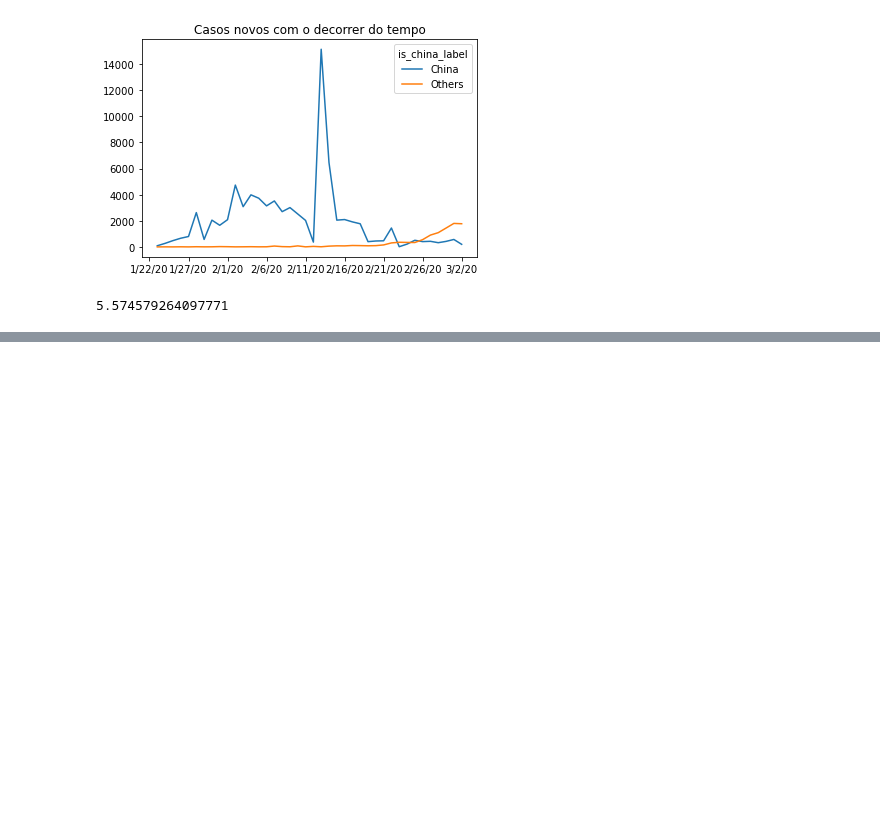
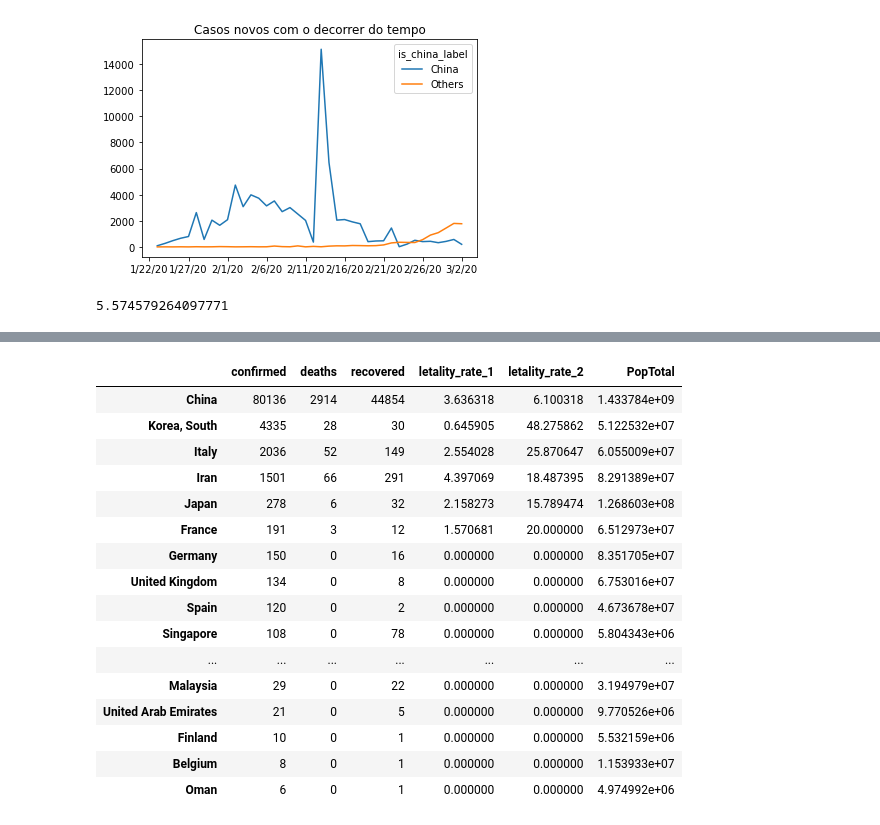
Before and after one commit to yorinori/Alura, a Jupyter notebook: Data_Science-visualizacao_de_dados_para_saude_e_medicina/Data_Science_e_Saude.ipynb, the cells around one changed output, grey strips where cells are left out. Cells and saved outputs as stored; diff of their text form; code cells hidden in the pictures; blank space fills up the shorter version.

```diff
--- a/Data_Science-visualizacao_de_dados_para_saude_e_medicina/Data_Science_e_Saude.ipynb
+++ b/Data_Science-visualizacao_de_dados_para_saude_e_medicina/Data_Science_e_Saude.ipynb
@@ -968,0 +1188,21 @@ un_population.head()
+# %%
+combined_expanded = combined.join(un_population_total).sort_values('confirmed', ascending=False).dropna()
+combined_expanded.head(20)
+# %% [output]
+|  | confirmed | deaths | recovered | letality_rate_1 | letality_rate_2 | PopTotal |
+| China | 80136 | 2914 | 44854 | 3.636318 | 6.100318 | 1.433784e+09 |
+| Korea, South | 4335 | 28 | 30 | 0.645905 | 48.275862 | 5.122532e+07 |
+| Italy | 2036 | 52 | 149 | 2.554028 | 25.870647 | 6.055009e+07 |
+| Iran | 1501 | 66 | 291 | 4.397069 | 18.487395 | 8.291389e+07 |
+| Japan | 278 | 6 | 32 | 2.158273 | 15.789474 | 1.268603e+08 |
+| France | 191 | 3 | 12 | 1.570681 | 20.000000 | 6.512973e+07 |
+| Germany | 150 | 0 | 16 | 0.000000 | 0.000000 | 8.351705e+07 |
+| United Kingdom | 134 | 0 | 8 | 0.000000 | 0.000000 | 6.753016e+07 |
+| Spain | 120 | 0 | 2 | 0.000000 | 0.000000 | 4.673678e+07 |
+| Singapore | 108 | 0 | 78 | 0.000000 | 0.000000 | 5.804343e+06 |
+| ... | ... | ... | ... | ... | ... | ... |
+| Malaysia | 29 | 0 | 22 | 0.000000 | 0.000000 | 3.194979e+07 |
+| United Arab Emirates | 21 | 0 | 5 | 0.000000 | 0.000000 | 9.770526e+06 |
+| Finland | 10 | 0 | 1 | 0.000000 | 0.000000 | 5.532159e+06 |
+| Belgium | 8 | 0 | 1 | 0.000000 | 0.000000 | 1.153933e+07 |
+| Oman | 6 | 0 | 1 | 0.000000 | 0.000000 | 4.974992e+06 |
```
Also changed, not shown: parts of 23 cells of this notebook.
